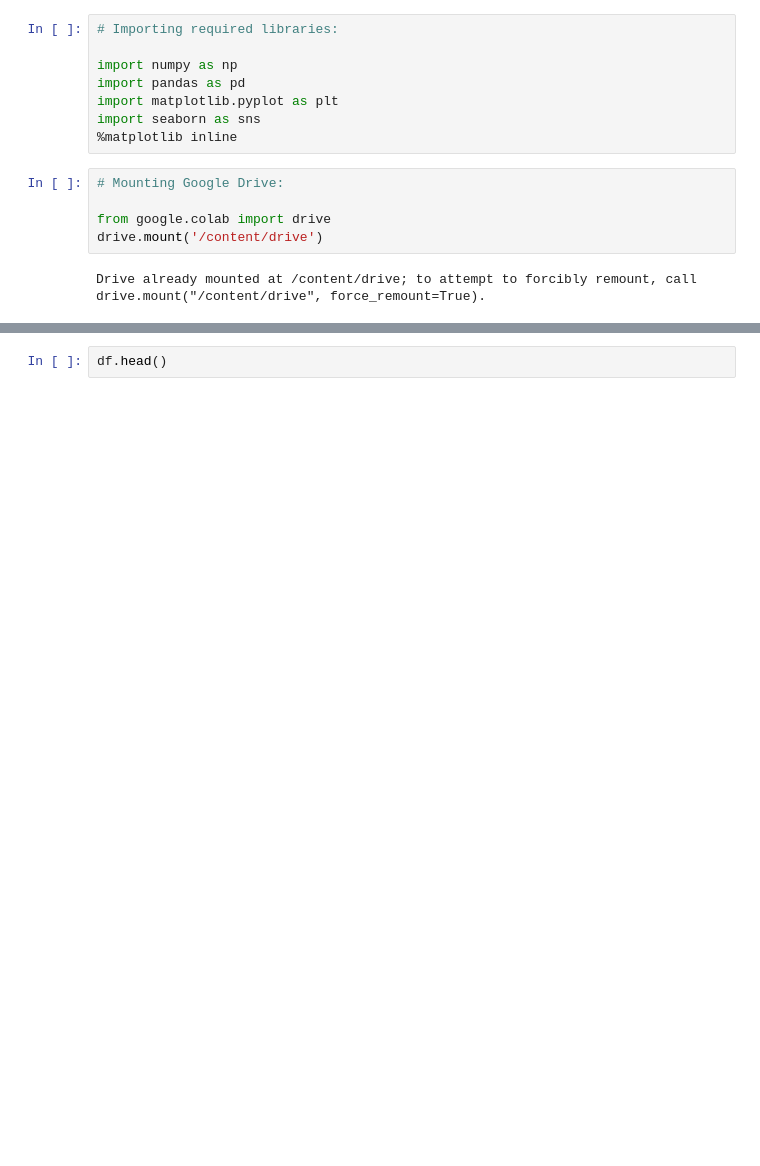
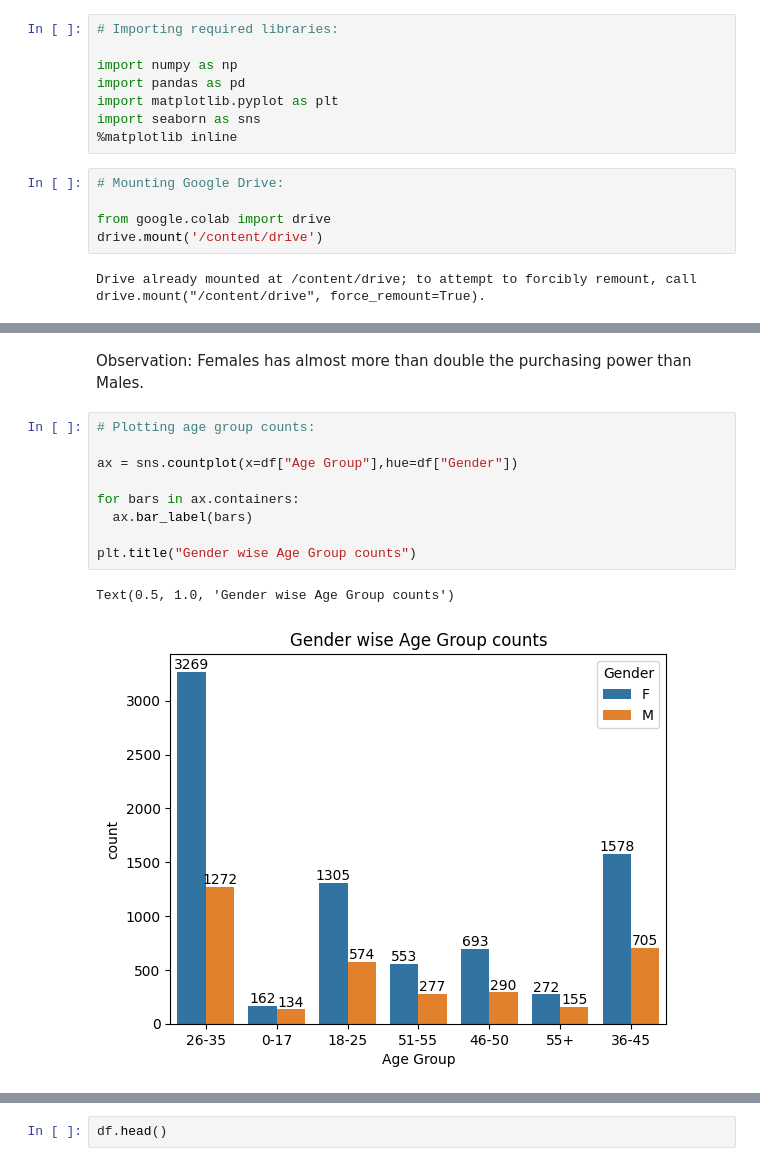
Before and after one commit to dhar9571/EDA---Black-Friday-Sales-Data, a Jupyter notebook: Diwali_Sales_DataAnalysis.ipynb, the cells around one changed output, grey strips where cells are left out. Saved outputs shown, nothing was run; the diff lists cells and outputs as text; blank space fills up the shorter version.

```diff
--- a/Diwali_Sales_DataAnalysis.ipynb
+++ b/Diwali_Sales_DataAnalysis.ipynb
@@ -21,0 +160,14 @@ df = pd.read_csv("/content/drive/MyDrive/Colab Notebooks/Projects/Diwali_Sales_D
+# %% [markdown]
+Observation: Females has almost more than double the purchasing power than Males.
+# %%
+# Plotting age group counts:
+
+ax = sns.countplot(x=df["Age Group"],hue=df["Gender"])
+
+for bars in ax.containers:
+  ax.bar_label(bars)
+
+plt.title("Gender wise Age Group counts")
+# %% [output]
+Text(0.5, 1.0, 'Gender wise Age Group counts')
+[figure, added]
```
Also changed, not shown: parts of 19 cells of this notebook.
